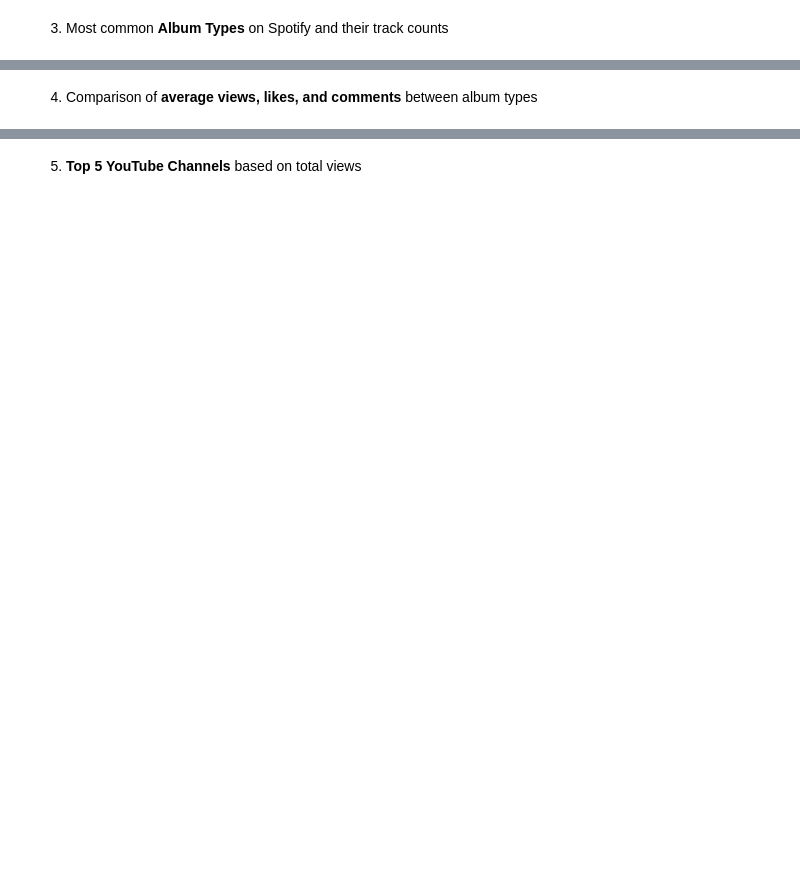
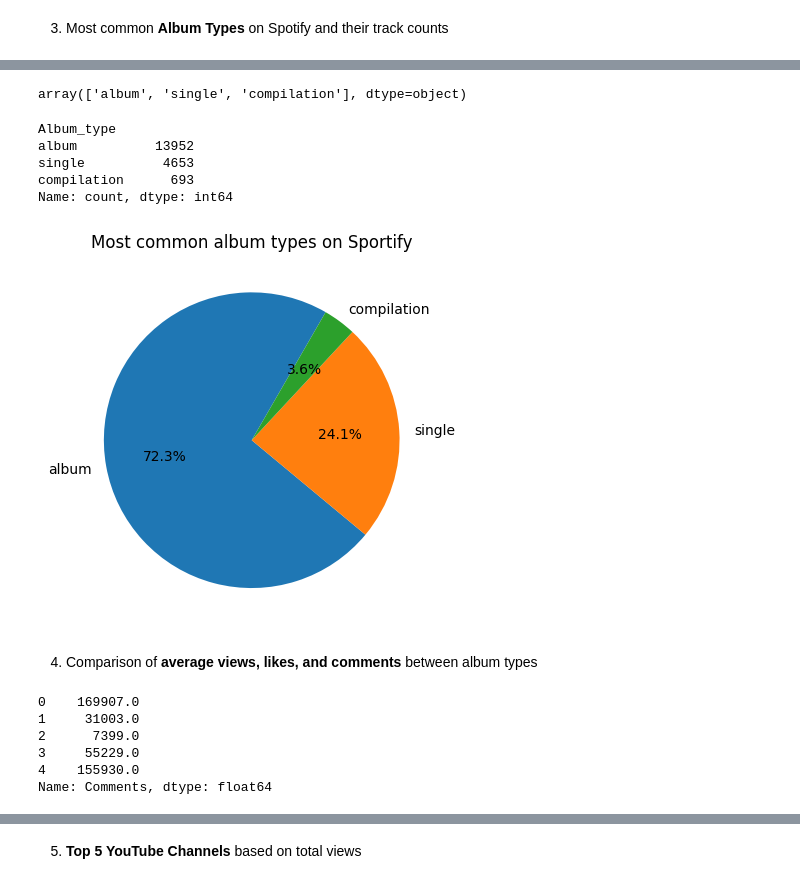
Before and after one commit to sankajithdjinasena/DataAnalysisProjects, a Jupyter notebook: Spotify_&_YouTube_Analysis/Spotify_Youtube.ipynb, the cells around one changed output, grey strips where cells are left out. Drawn from its saved outputs; the diff is of its cells as text; code cells hidden in the pictures; blank space fills up the shorter version.

Commit message:
Spotify Youtube analyze

```diff
--- a/Spotify_&_YouTube_Analysis/Spotify_Youtube.ipynb
+++ b/Spotify_&_YouTube_Analysis/Spotify_Youtube.ipynb
@@ -2,0 +8,3 @@
+# %%
+data = pd.read_csv('spotify_youtube_data.csv')
+data.head()
@@ -2,0 +52,3 @@
+# %%
+## Drop unwanted columns
+data.drop(['Unnamed: 0','Url_spotify', 'Uri','Url_youtube'], axis=1, inplace=True)
@@ -2,0 +75,3 @@
+# %%
+data['Likes'] = data['Likes'].fillna(0)
+data['Comments'] = data['Comments'].fillna(0)
@@ -2,0 +98,2 @@
+# %%
+data.dropna(inplace=True)
@@ -11,2 +230,31 @@
+# %%
+data["Album_type"].unique()
+# %% [output]
+array(['album', 'single', 'compilation'], dtype=object)
+# %%
+data["Album_type"].value_counts()
+# %% [output]
+Album_type
+album          13952
+single          4653
+compilation      693
+Name: count, dtype: int64
+# %%
+album_type = data["Album_type"].value_counts()
+plt.pie(album_type,labels = album_type.index,autopct="%1.1f%%", startangle=60)
+plt.title("Most common album types on Sportify")
+plt.savefig("Figures/most_common_album.png")
+plt.show()
+# %% [output]
+[figure, added]
 # %% [markdown]
 4. Comparison of **average views, likes, and comments** between album types
+# %%
+data["Comments"].head()
+# %% [output]
+0    169907.0
+1     31003.0
+2      7399.0
+3     55229.0
+4    155930.0
+Name: Comments, dtype: float64
```
Also changed, not shown: parts of 37 cells of this notebook, 5 other files.
